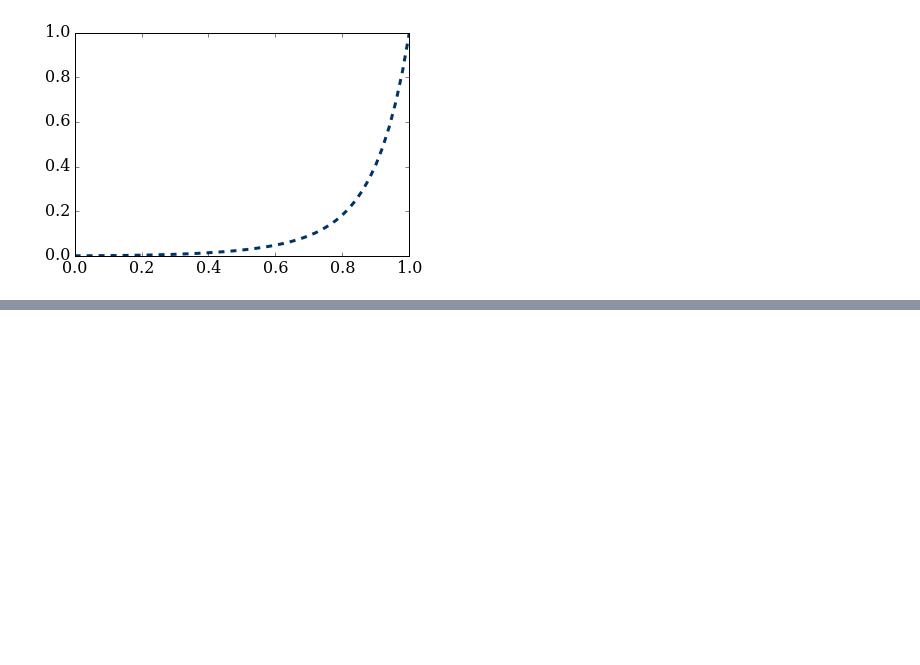
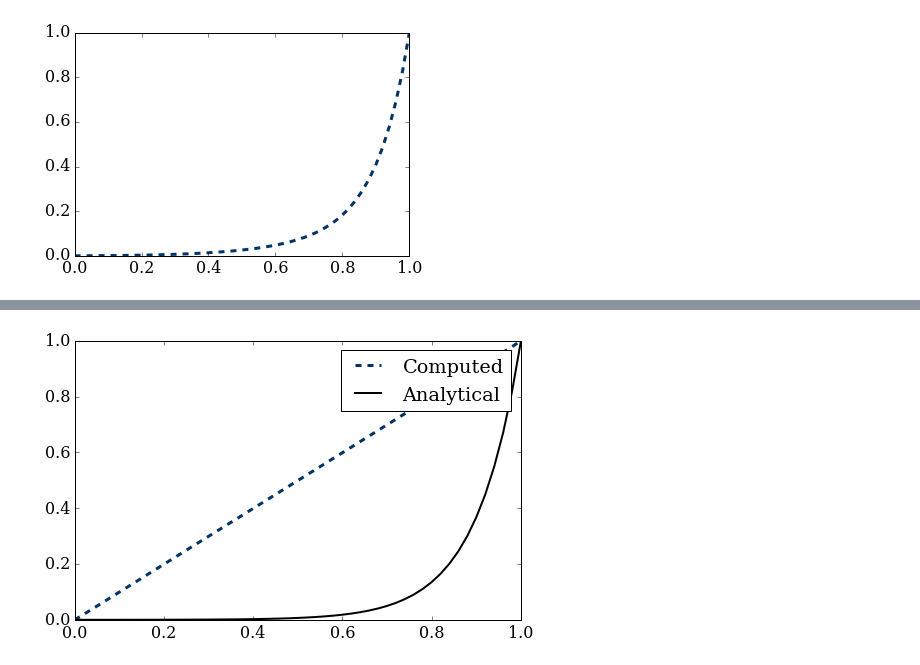
Before and after one commit to numerical-mooc/assignment-bank-2016, a Jupyter notebook: yueyang1992/AD_equation.ipynb, the cells around one changed output, grey strips where cells are left out. Cells and saved outputs as stored; diff of their text form; code cells hidden in the pictures; blank space fills up the shorter version.

```diff
--- a/yueyang1992/AD_equation.ipynb
+++ b/yueyang1992/AD_equation.ipynb
@@ -83,0 +77,7 @@ pyplot.ylim(0,1)
+# %%
+x, R, L = sympy.symbols('x R L')
+# %%
+from sympy.utilities.lambdify import lambdify
+
+c = (sympy.exp(R * x / L) - 1) / (sympy.exp(R) - 1)
+print(c)
@@ -83,0 +86,2 @@ pyplot.ylim(0,1)
+# %%
+c_lamb = lambdify((R, x, L), c)
@@ -83,0 +122,27 @@ pyplot.ylim(0,1)
+# %%
+C = x/L
+C_analytical = x/L
+c = numpy.asarray([c_lamb(R, x0, L) for x0 in x])
+# %%
+fig = pyplot.figure(figsize=(8,5))
+ax = pyplot.axes(xlim=(0,1), ylim=(0,1))
+line = ax.plot([], [], color='#003366', ls='--', lw =3)[0]
+line2 = ax.plot([], [], 'k-', lw=2)[0]
+ax.legend(['Computed','Analytical'])
+
+def AD_equation(i):
+
+    Cn = C.copy()
+
+    C[1:-1] = Cn[1:-1] -\
+              u * dt / (2 * dx) * (Cn[2:] - Cn[0:-2]) +\
+              D * dt / dx**2 * (Cn[2:] - 2 * Cn[1:-1] + Cn[0:-2])
+
+    C_analytical = numpy.asarray([c_lamb(R, xi, L) for xi in x])
+    line.set_data(x,C)
+    line2.set_data(x,C_analytical)
+
+anim = animation.FuncAnimation(fig, AD_equation,
+                               frames=nt, interval=10)
+# %% [output]
+[figure, added]
```
Also changed, not shown: parts of 17 cells of this notebook.
